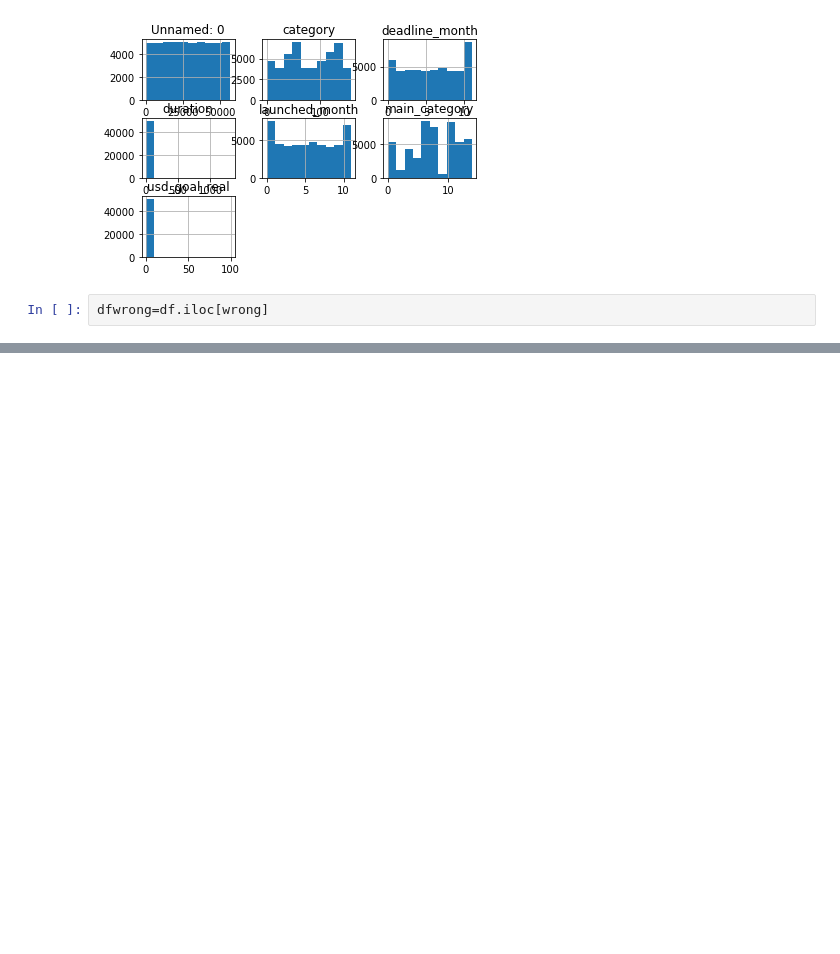
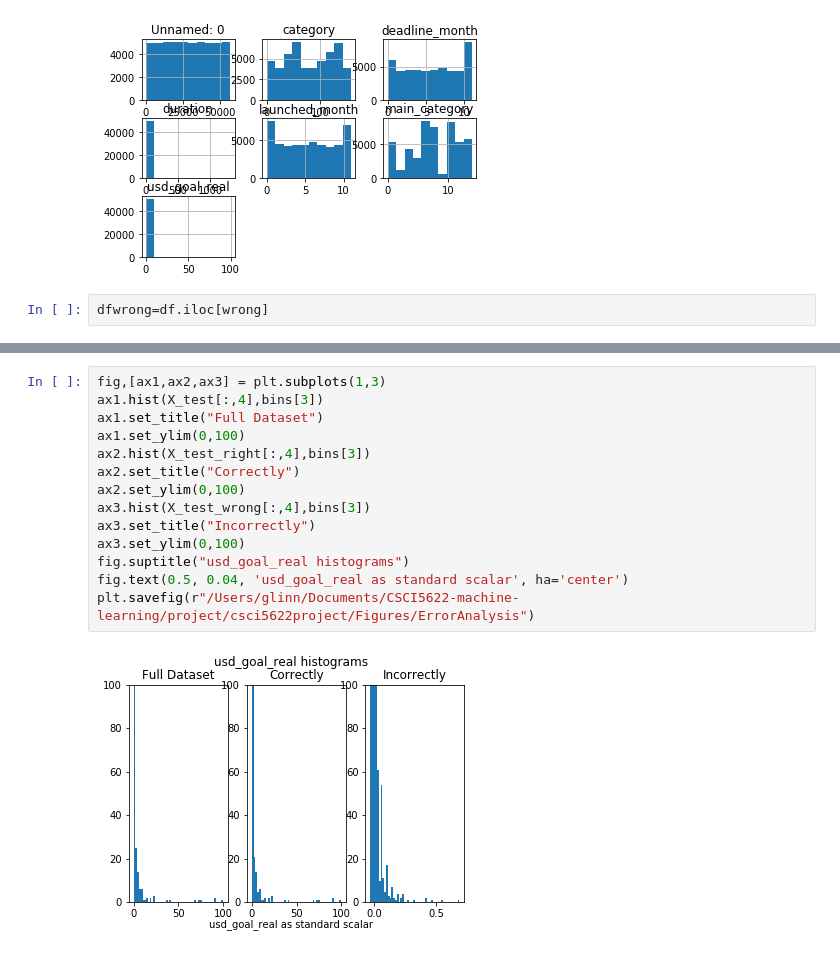
Before and after one commit to michaelmdresser/csci5622project, a Jupyter notebook: Error Analysis.ipynb, the cells around one changed output, grey strips where cells are left out. Drawn from its saved outputs; the diff is of its cells as text; blank space fills up the shorter version.

Commit message:
Updating Error analysis

```diff
--- a/Error Analysis.ipynb
+++ b/Error Analysis.ipynb
@@ -206,0 +240,16 @@ df.loc(wrong)
+# %%
+fig,[ax1,ax2,ax3] = plt.subplots(1,3)
+ax1.hist(X_test[:,4],bins[3])
+ax1.set_title("Full Dataset")
+ax1.set_ylim(0,100)
+ax2.hist(X_test_right[:,4],bins[3])
+ax2.set_title("Correctly")
+ax2.set_ylim(0,100)
+ax3.hist(X_test_wrong[:,4],bins[3])
+ax3.set_title("Incorrectly")
+ax3.set_ylim(0,100)
+fig.suptitle("usd_goal_real histograms")
+fig.text(0.5, 0.04, 'usd_goal_real as standard scalar', ha='center')
+plt.savefig(r"/Users/glinn/Documents/CSCI5622-machine-learning/project/csci5622project/Figures/ErrorAnalysis")
+# %% [output]
+[figure, added]
```
Also changed, not shown: parts of 10 cells of this notebook.
